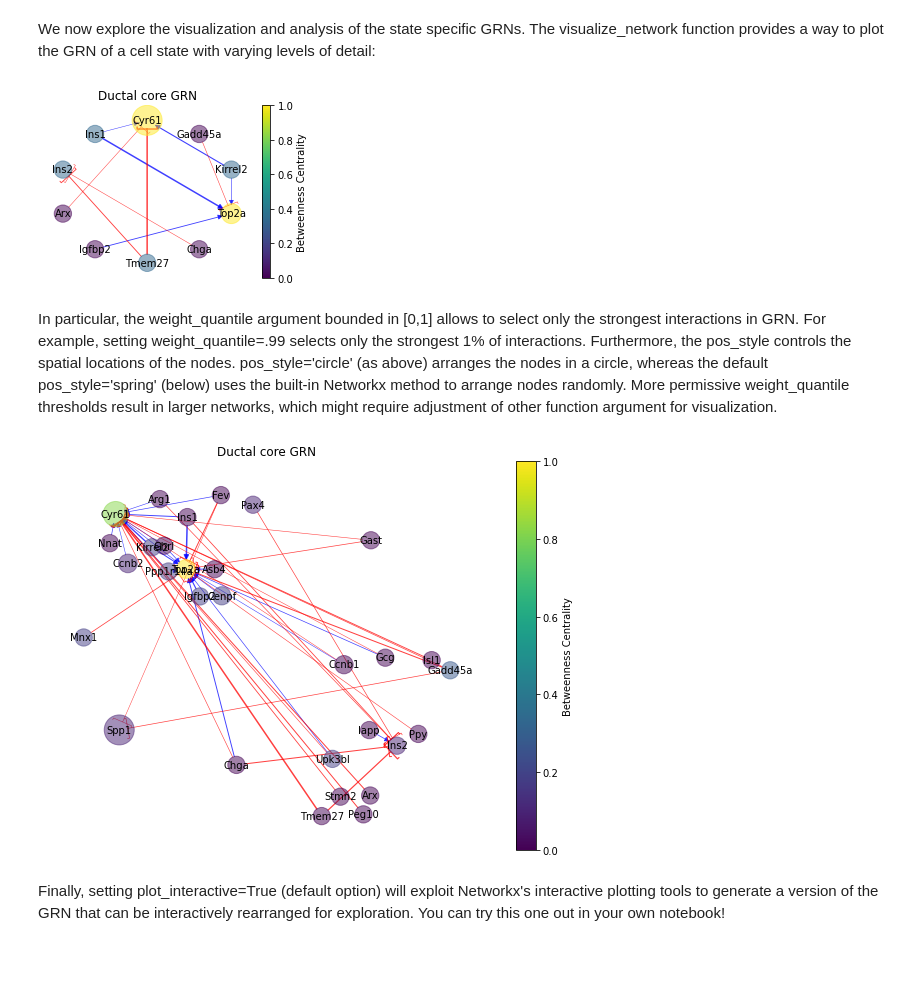
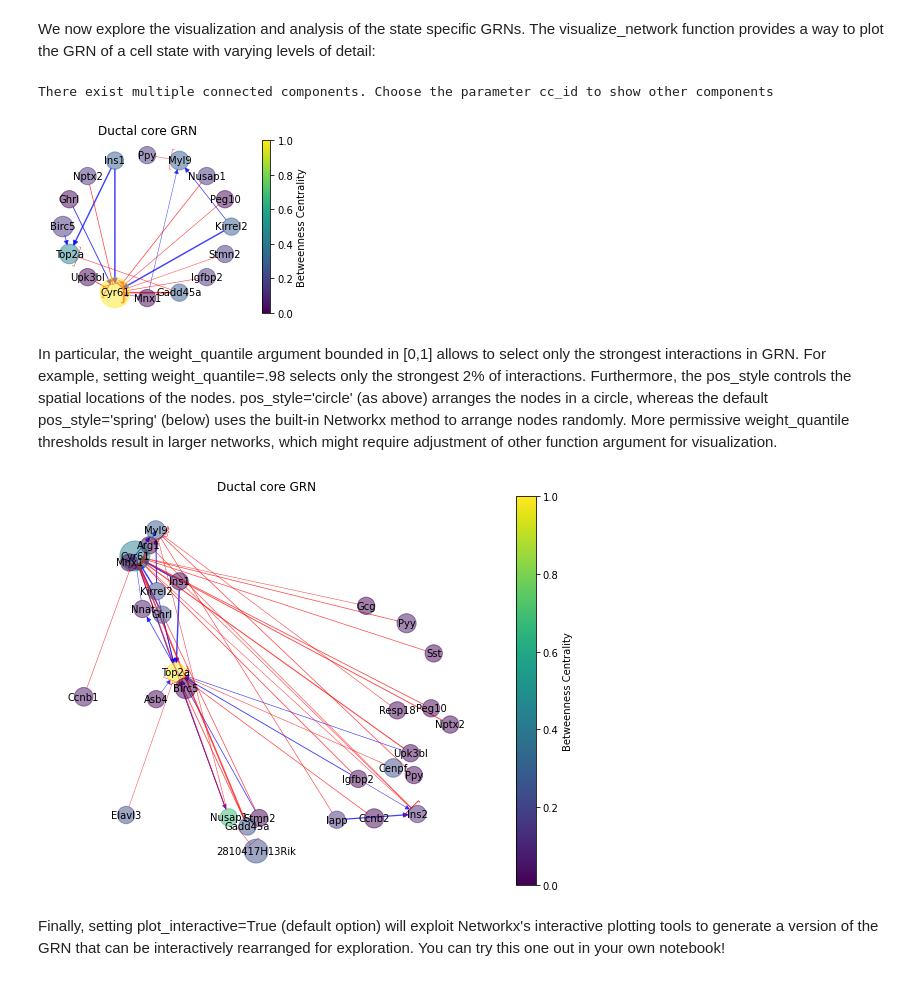
Before and after one commit to federicobocci/spliceJAC, a Jupyter notebook: GRN Inference.ipynb, the cells around one changed output. Drawn from its saved outputs; the diff is of its cells as text; code cells hidden in the pictures.

```diff
--- a/GRN Inference.ipynb
+++ b/GRN Inference.ipynb
@@ -21,5 +22,5 @@ In this tutorial, we consider a pancreatic endocrinogenesis dataset originally p
 # %%
-panc_data = sc.read_h5ad('datasets/Pancreas/pancreas.h5ad')
+panc_data = scv.datasets.pancreas()
 # %% [markdown]
 spliceJAC uses the unsplice and spliced RNA counts to infer the state specific regulatory interactions. The input dataset to spliceJAC should therefore have both the 'spliced' and 'unspliced' layers, as seen here:
 # %%
@@ -131,16 +127,17 @@ sp.pl.eigen_spectrum(panc_data)
 # %% [markdown]
 We now explore the visualization and analysis of the state specific GRNs. The visualize_network function provides a way to plot the GRN of a cell state with varying levels of detail:
 # %%
-sp.pl.visualize_network(panc_data, 'Ductal', weight_quantile=.99, pos_style='circle', plot_interactive=False)
+sp.pl.visualize_network(panc_data, 'Ductal', weight_quantile=.98, pos_style='circle', plot_interactive=False)
 # %% [output]
+There exist multiple connected components. Choose the parameter cc_id to show other components
-[figure, old version]
+[figure, new version]
 # %% [markdown]
-In particular, the weight_quantile argument bounded in [0,1] allows to select only the strongest interactions in GRN. For example, setting weight_quantile=.99 selects only the strongest 1% of interactions. Furthermore, the pos_style controls the spatial locations of the nodes. pos_style='circle' (as above) arranges the nodes in a circle, whereas the default pos_style='spring' (below) uses the built-in Networkx method to arrange nodes randomly. More permissive weight_quantile thresholds result in larger networks, which might require adjustment of other function argument for visualization.
+In particular, the weight_quantile argument bounded in [0,1] allows to select only the strongest interactions in GRN. For example, setting weight_quantile=.98 selects only the strongest 2% of interactions. Furthermore, the pos_style controls the spatial locations of the nodes. pos_style='circle' (as above) arranges the nodes in a circle, whereas the default pos_style='spring' (below) uses the built-in Networkx method to arrange nodes randomly. More permissive weight_quantile thresholds result in larger networks, which might require adjustment of other function argument for visualization.
 # %%
 sp.pl.visualize_network(panc_data, 'Ductal', weight_quantile=.95, pos_style='spring',
                         plot_interactive=False, figsize=(8, 6))
 # %% [output]
-[figure, old version]
+[figure, new version]
 # %% [markdown]
 Finally, setting plot_interactive=True (default option) will exploit Networkx's interactive plotting tools to generate a version of the GRN that can be interactively rearranged for exploration. You can try this one out in your own notebook!
 # %% [markdown]
```
Also changed, not shown: parts of 15 cells of this notebook, 3 other files.
